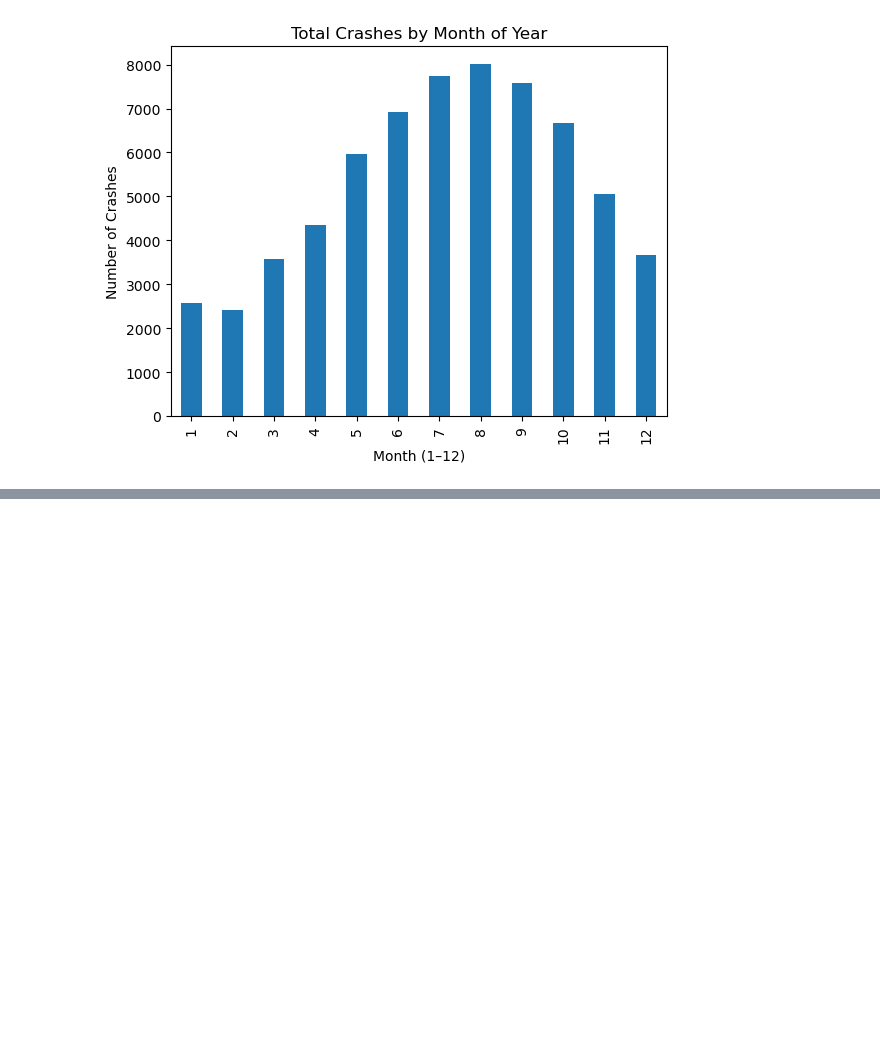
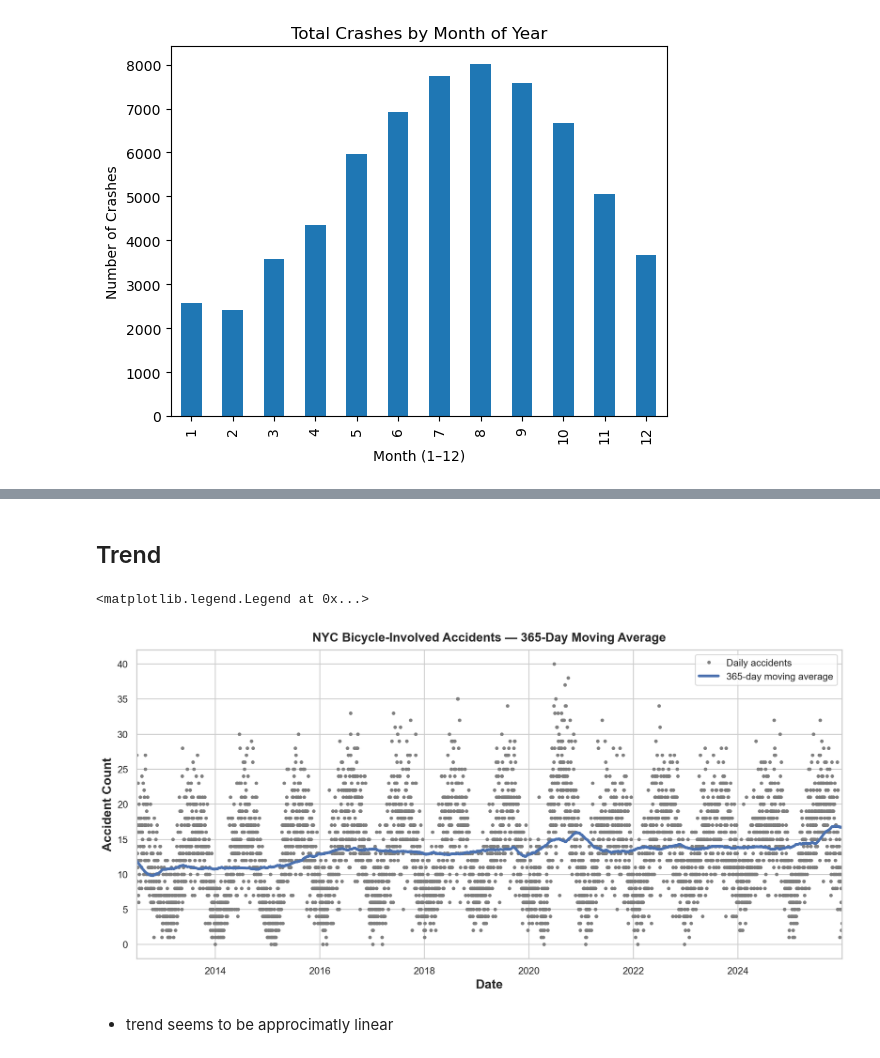
Before and after one commit to Felix-Middeldorf/citibike-nypd-insurance, a Jupyter notebook: notebooks/MV_Collisions.ipynb, the cells around one changed output, grey strips where cells are left out. Drawn from its saved outputs; the diff is of its cells as text; code cells hidden in the pictures; blank space fills up the shorter version.

```diff
--- a/notebooks/MV_Collisions.ipynb
+++ b/notebooks/MV_Collisions.ipynb
@@ -416,0 +495,5 @@ from sklearn.linear_model import LinearRegression
+# %%
+#create time feature
+
+df_daily['Time'] = np.arange(len(df_daily.index))
+df_daily.tail()
@@ -416,0 +508,36 @@ from sklearn.linear_model import LinearRegression
+# %% [markdown]
+## Trend
+# %%
+# 365-day centered moving average of accidents
+moving_average = (
+    df_daily["accident_count"]
+        .rolling(
+            window=365,
+            center=True,
+            min_periods=183   # ~ half window so edges don't disappear
+        )
+        .mean()
+)
+
+ax = df_daily["accident_count"].plot(
+    style=".",
+    color="0.5",
+    figsize=(12,6),
+    label="Daily accidents"
+)
+
+moving_average.plot(
+    ax=ax,
+    linewidth=3,
+    label="365-day moving average",
+    title="NYC Bicycle-Involved Accidents — 365-Day Moving Average"
+)
+
+ax.set_ylabel("Accident Count")
+ax.set_xlabel("Date")
+ax.legend()
+# %% [output]
+<matplotlib.legend.Legend at 0x...>
+[figure, added]
+# %% [markdown]
+- trend seems to be approcimatly linear
```
Also changed, not shown: parts of 30 cells of this notebook.
